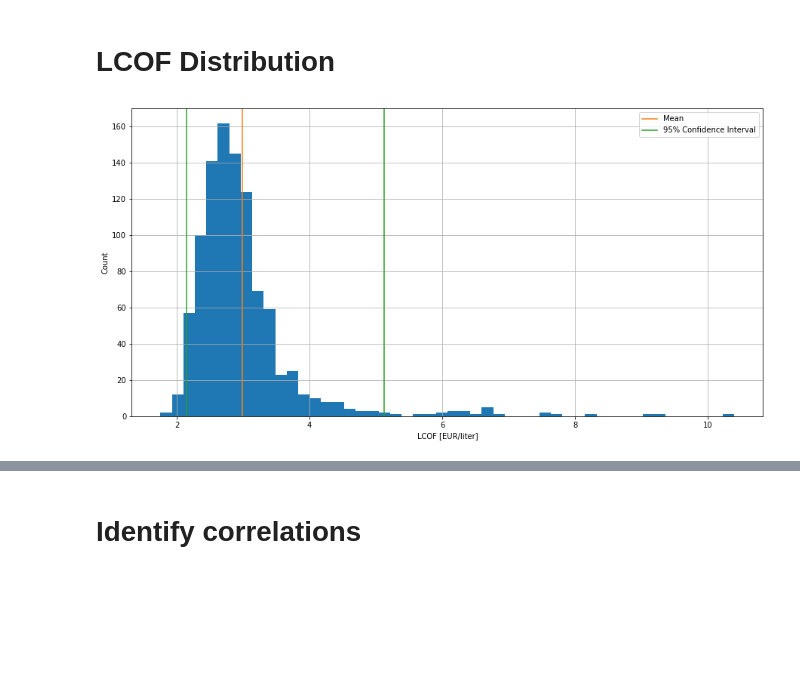
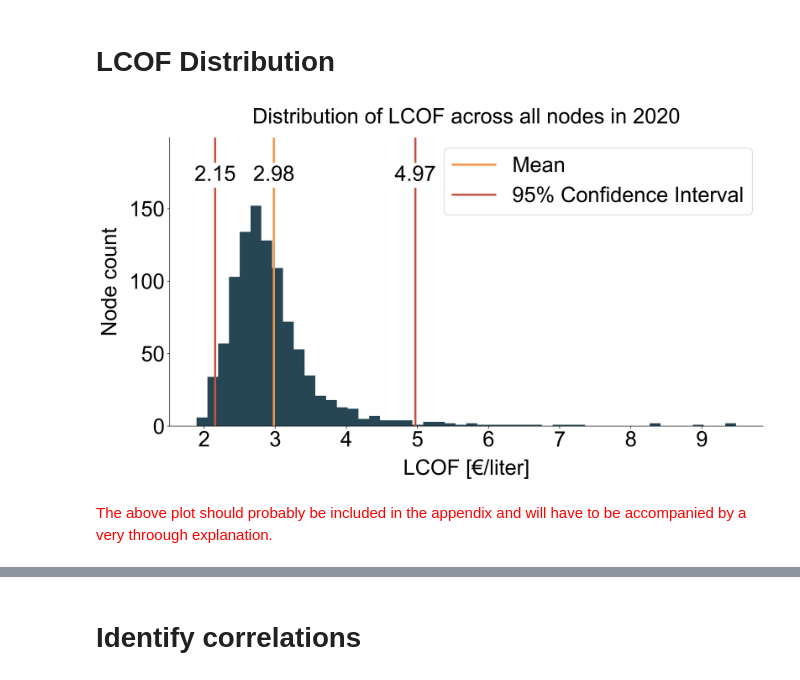
Before and after one commit to kwdseymour/EuroSAFs, a Jupyter notebook: scripts/analysis/sensitivity_analysis.ipynb, the cells around one changed output, grey strips where cells are left out. Saved outputs shown, nothing was run; the diff lists cells and outputs as text; code cells hidden in the pictures; blank space fills up the shorter version.

```diff
--- a/scripts/analysis/sensitivity_analysis.ipynb
+++ b/scripts/analysis/sensitivity_analysis.ipynb
@@ -90,16 +92,35 @@ wind_turbine_spacing 2020: 8.000 sensi: 8.028
 # %% [markdown]
 # LCOF Distribution
-# %%
-plt.figure(figsize=(15,7.5))
-ax = combined_gdf.LCOF_liter_sensi.hist(bins=50)
-ax.axvline(combined_gdf.LCOF_liter_sensi.mean(),c='C1',label='Mean')
-ax.axvline(combined_gdf.LCOF_liter_sensi.quantile(0.025),c='C2',label='95% Confidence Interval')
-ax.axvline(combined_gdf.LCOF_liter_sensi.quantile(0.975),c='C2',)
-ax.set_xlabel('LCOF [EUR/liter]')
-ax.set_ylabel('Count')
-ax.legend();
-# %% [output]
-[figure, removed]
+# %%
+figsize=(15,7.5)
+ymax = 199
+plt.figure(figsize=figsize)
+fontsize=figsize[0]*2
+ax = combined_gdf.LCOF_liter_sensi.hist(bins=50)
+ax.axvline(combined_gdf.LCOF_liter_sensi.mean(), linewidth=3,c='C1',label='Mean')
+ax.text(combined_gdf.LCOF_liter_sensi.mean(),ymax*0.85, round(combined_gdf.LCOF_liter_sensi.mean(),2), fontsize=fontsize, horizontalalignment='center',
+        bbox={'facecolor':'white','edgecolor':(0,0,0,0)})
+ax.axvline(combined_gdf.LCOF_liter_sensi.quantile(0.025),linewidth=3,c='C2',label='95% Confidence Interval')
+ax.text(combined_gdf.LCOF_liter_sensi.quantile(0.025),ymax*0.85, round(combined_gdf.LCOF_liter_sensi.quantile(0.025),2), fontsize=fontsize, horizontalalignment='center',
+        bbox={'facecolor':'white','edgecolor':(0,0,0,0)})
+ax.axvline(combined_gdf.LCOF_liter_sensi.quantile(0.975),linewidth=3,c='C2',)
+ax.text(combined_gdf.LCOF_liter_sensi.quantile(0.975),ymax*0.85, round(combined_gdf.LCOF_liter_sensi.quantile(0.975),2), fontsize=fontsize, horizontalalignment='center',
+        bbox={'facecolor':'white','edgecolor':(0,0,0,0)})
+ax.set_xlabel('LCOF [€/liter]',fontsize=fontsize)
+ax.set_ylabel('Node count',fontsize=fontsize)
+ax.tick_params(labelsize=fontsize)
+ax.spines['right'].set_visible(False)
+ax.spines['top'].set_visible(False)
+ax.grid(b=None)
+ax.set_ylim(0,ymax)
+ax.set_title('Distribution of LCOF across all nodes in 2020',fontsize=fontsize,pad=20)
+ax.legend(fontsize=fontsize);
+
+plt.savefig('../../gfx/LCOF_distribution.png',dpi=400)
+# %% [output]
+[figure, added]
+# %% [markdown]
+<font color=red> The above plot should probably be included in the appendix and will have to be accompanied by a very throough explanation.
 # %%
 plt.figure(figsize=(15,7.5))
 ax = combined_gdf.LCOF_liter_norm.hist(bins=40)
```
Also changed, not shown: parts of 13 cells of this notebook, 4 other files.
